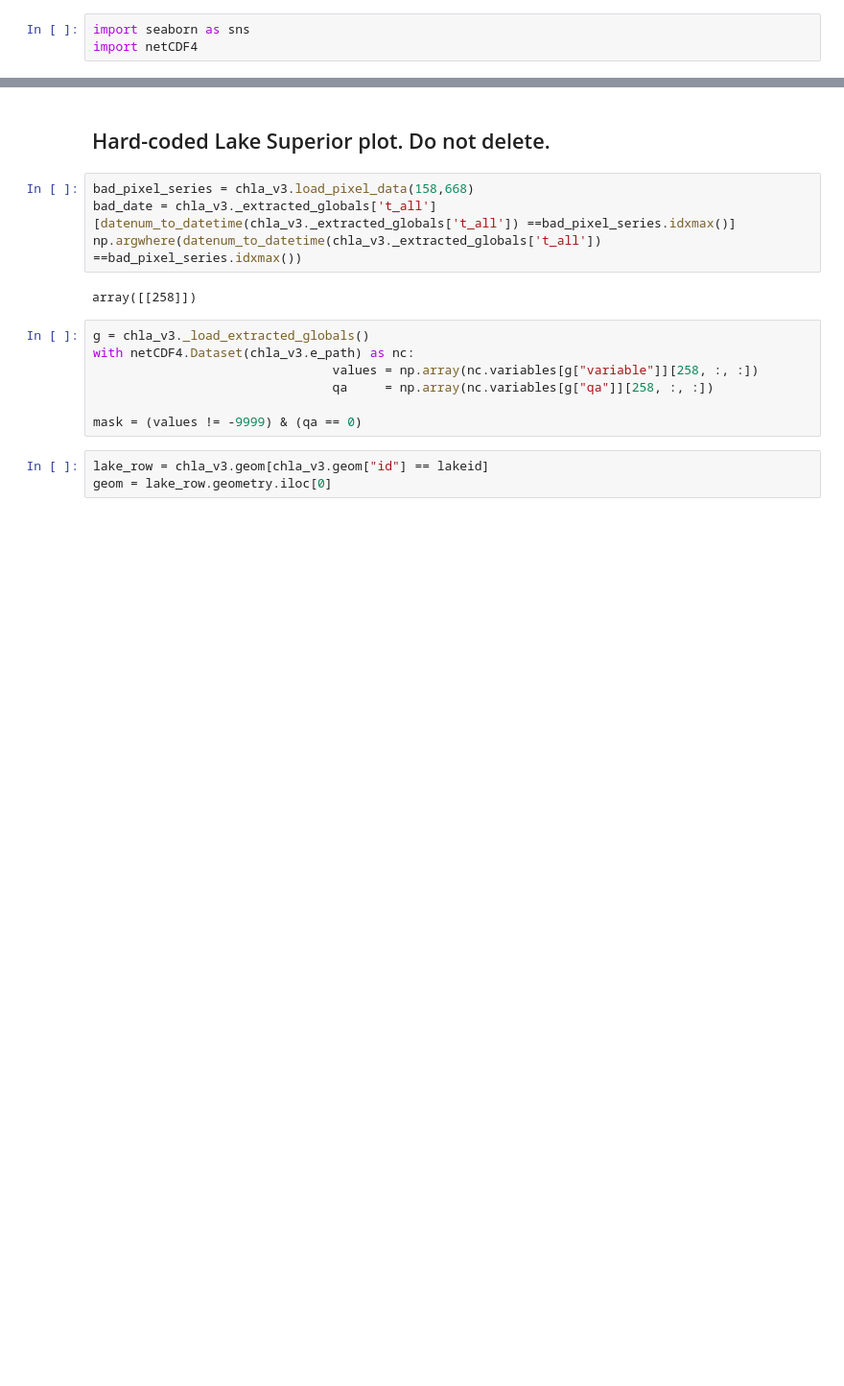
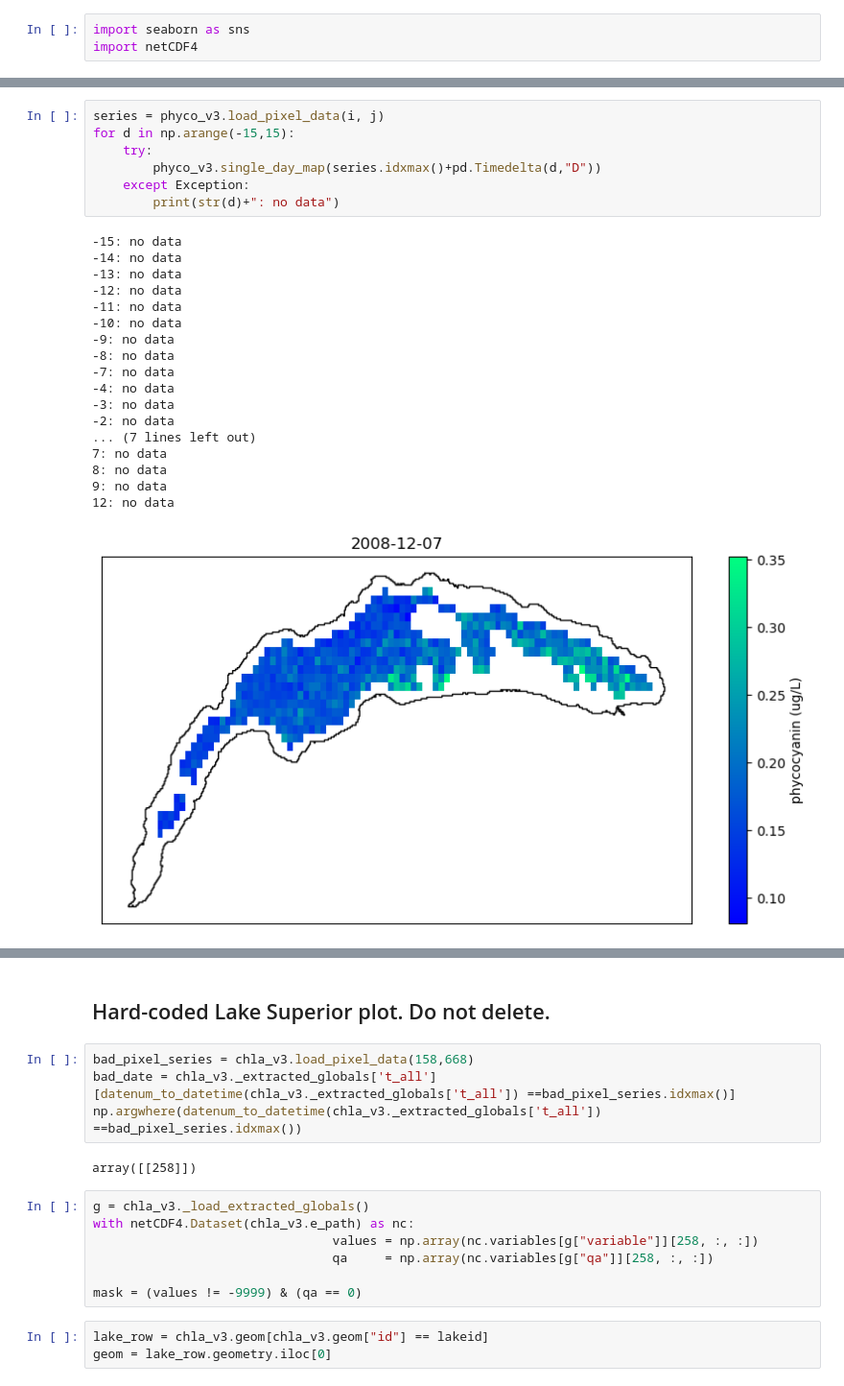
Before and after one commit to eawag-surface-waters-research/cci-cyano-production, a Jupyter notebook: notebooks/presentation_plotting.ipynb, the cells around one changed output, grey strips where cells are left out. Shown at 96% size. Saved outputs shown, nothing was run; the diff lists cells and outputs as text; blank space fills up the shorter version.

```diff
--- a/notebooks/presentation_plotting.ipynb
+++ b/notebooks/presentation_plotting.ipynb
@@ -146,0 +166,26 @@ import netCDF4
+# %%
+series = phyco_v3.load_pixel_data(i, j)
+for d in np.arange(-15,15):
+    try:
+        phyco_v3.single_day_map(series.idxmax()+pd.Timedelta(d,"D"))
+    except Exception:
+        print(str(d)+": no data")
+# %% [output]
+-15: no data
+-14: no data
+-13: no data
+-12: no data
+-11: no data
+-10: no data
+-9: no data
+-8: no data
+-7: no data
+-4: no data
+-3: no data
+-2: no data
+... (7 lines left out)
+7: no data
+8: no data
+9: no data
+12: no data
+[figure, added]
```
Also changed, not shown: parts of 13 cells of this notebook.
